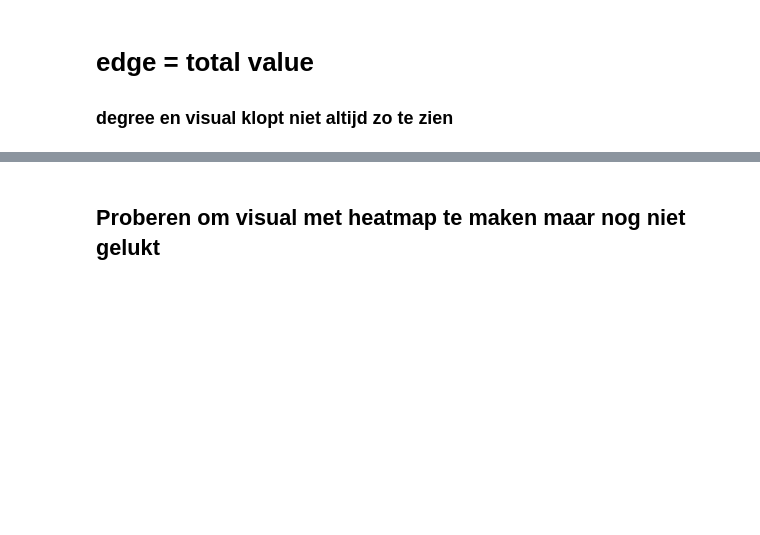
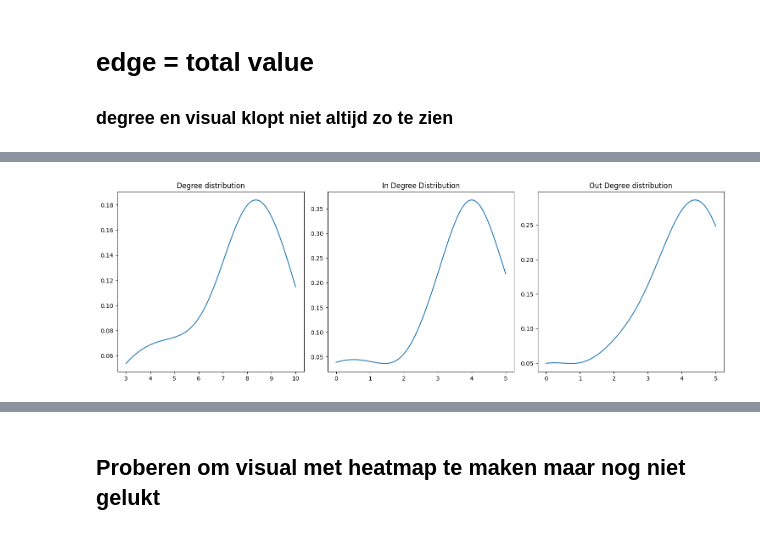
Before and after one commit to Victor-Wouters/Large-Scale-Networks-Analysis, a Jupyter notebook: Network_analysis_test.ipynb, the cells around one changed output, grey strips where cells are left out. Saved outputs shown, nothing was run; the diff lists cells and outputs as text; code cells hidden in the pictures; blank space fills up the shorter version.

```diff
--- a/Network_analysis_test.ipynb
+++ b/Network_analysis_test.ipynb
@@ -224,0 +266,32 @@ Participant 18 - In-degree: 4, Out-degree: 0
+# %%
+# Create a figure and subplots
+fig, axes = plt.subplots(1, 3, figsize=(15, 5))  # 1 row, 3 columns
+
+# Plot 1: Degree distribution
+degree=g.degree()
+kde = gaussian_kde(degree)
+dist_space = linspace( min(degree), max(degree), 100 )
+axes[0].plot(dist_space, kde(dist_space))
+axes[0].set_title("Degree distribution")
+
+# Plot 2: In degree distribution
+in_degree=g.indegree()
+kde = gaussian_kde(in_degree)
+dist_space = linspace( min(in_degree), max(in_degree), 100 )
+axes[1].plot(dist_space, kde(dist_space))
+axes[1].set_title("In Degree Distribution")
+
+# Plot 3: Out Degree distribution
+out_degree=g.outdegree()
+kde = gaussian_kde(out_degree)
+dist_space = linspace( min(out_degree), max(out_degree), 100 )
+axes[2].plot(dist_space, kde(dist_space))
+axes[2].set_title("Out Degree distribution")
+
+# Adjust layout
+plt.tight_layout()
+
+# Show the plot
+plt.show()
+# %% [output]
+[figure, added]
```
Also changed, not shown: parts of 17 cells of this notebook.
